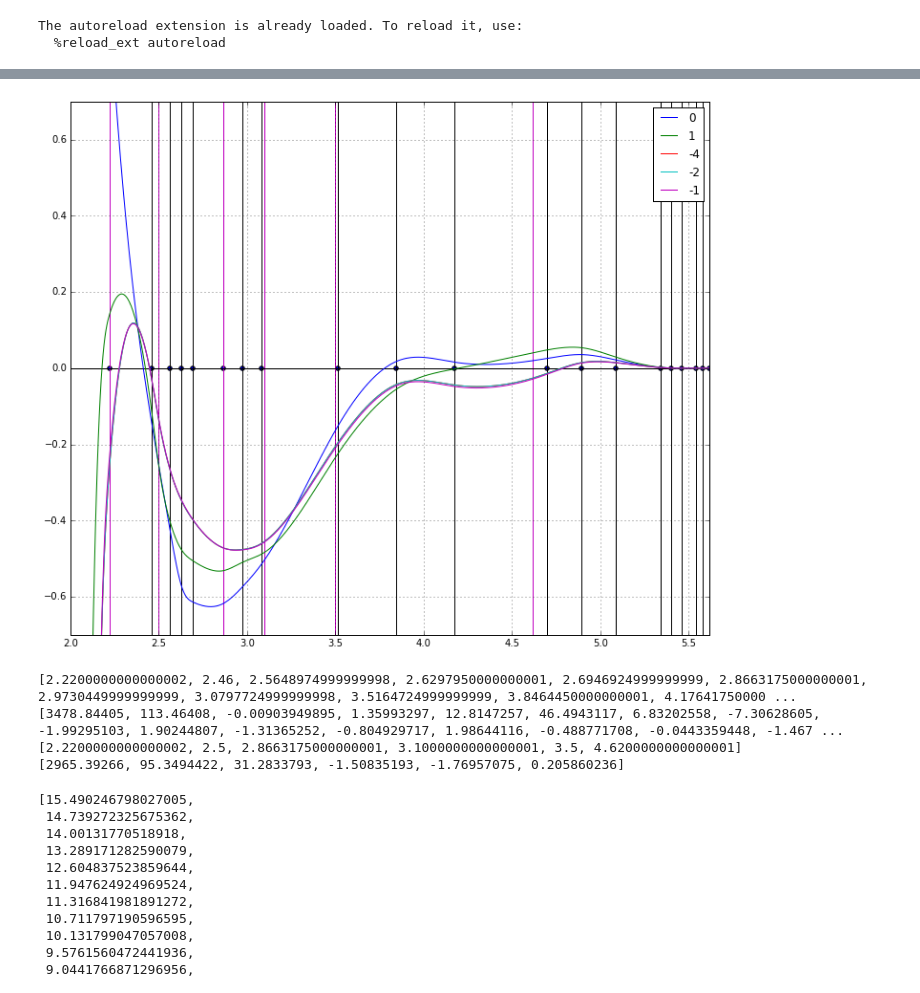
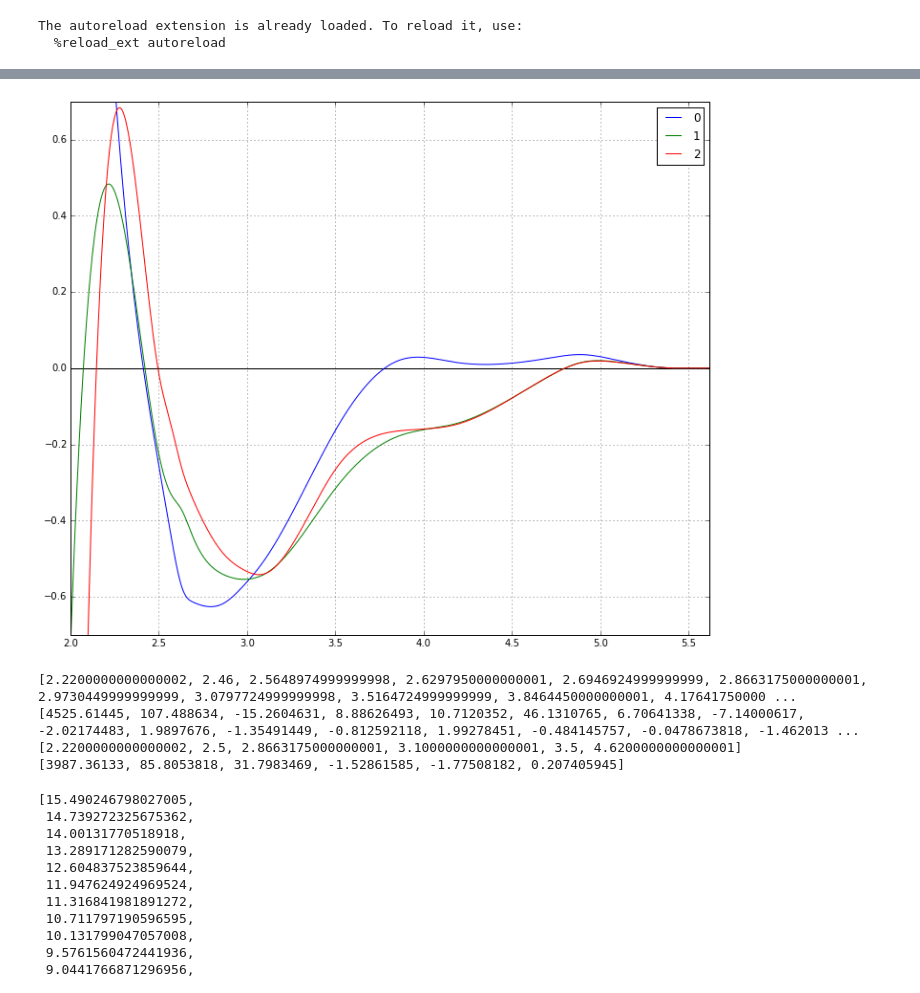
Before and after one commit to vlcekl/eam-models, a Jupyter notebook: notebooks/fit_spline.ipynb, the cells around one changed output, grey strips where cells are left out. Drawn from its saved outputs; the diff is of its cells as text; code cells hidden in the pictures.

```diff
--- a/notebooks/fit_spline.ipynb
+++ b/notebooks/fit_spline.ipynb
@@ -45,7 +45,9 @@ with open(os.path.join(working, params_file + '.pickle'), 'rb') as fi:
 # %%
-stats_file = 'stats_manyall' # 'stats_samples'
+stats_file = 'stats_all_samples' # 'stats_samples'
 with open(os.path.join(working, stats_file+'.pickle'), 'rb') as fi:
     stats_all = pickle.load(fi)
+# %%
+param_list = param_list_all[0:1] + param_list_all[-2:]
 # %%
 S = []
 for pars in param_list:
@@ -74,14 +63,13 @@ for pars in param_list:
 # %%
 plt.figure(figsize=(20,10))
-for i in [0, 1, -4, -2, -1]:
-    params = param_list[i]
+for i, params in enumerate(param_list):
     knots_pair = params['hyperparams']['pair']
     coeff_pair = params['params']['pair']
     knots_edens = params['hyperparams']['edens']
     coeff_edens = params['params']['edens']
     embed = params['params']['embed']
 
-    rs = np.linspace(2, 5.82, 701)
+    rs = np.linspace(1, 5.82, 701)
     y_pair = [f_spline3(r, coeff_pair, knots_pair) for r in rs]
     y_edens = [f_spline3(r, coeff_edens, knots_edens) for r in rs]
 
@@ -93,8 +81,8 @@ for i in [0, 1, -4, -2, -1]:
     plt.plot(rs, y_pair, '-', label=str(i))
     plt.plot(rs, y_edens, '.', label=str(i))
 
-    plt.xlim(2.0, 5.82)
-    plt.ylim(-0.1,1.0)
+    plt.xlim(0.0, 5.82)
+    plt.ylim(-0.1,10.0)
     plt.hlines(xmin=2.0, xmax=6.0, y=0.0)
 
 plt.legend()
@@ -104,8 +92,7 @@ plt.legend()
 # %%
 #S = [1./4.12265151, 1./8.44551209, 1./12.71800096]
 plt.figure(figsize=(20,10))
-for i in [0, 1, -4, -2, -1]:
-    params = param_list[i]
+for i, params in enumerate(param_list):
     embed = params['params']['embed']
     rs = np.linspace(0, 10, 1001)
     #F = [f_embed(r, embed) for r in rs]
@@ -153,7 +136,7 @@ plt.legend()
 #S = [1./4.12265151, 1./8.44551209, 1./12.71800096]
 
 plt.figure(figsize=(12,10))
-for i in [0, 1, -4, -2, -1]:
+for i, params in enumerate(param_list):
     params = param_list[i]
     knots_pair = params['hyperparams']['pair']
     coeff_pair = params['params']['pair']
@@ -161,36 +144,36 @@ for i in [0, 1, -4, -2, -1]:
     coeff_edens = params['params']['edens']
     embed = params['params']['embed']
 
     A = params['params']['embed'][0]
     B = params['params']['embed'][1]
 
     C = (-A/2.0/np.sqrt(S[i]) - 2*B/S[i]**2)*S[i]
 
     rs = np.linspace(2, 5.82, 701)
     y_pair = np.array([f_spline3(r, coeff_pair, knots_pair) for r in rs])
     y_edens = np.array([f_spline3(r, coeff_edens, knots_edens) for r in rs])
 
 #    plt.scatter(params['hyperparams']['pair'], np.zeros(len(params['hyperparams']['pair'])))
     if i == -1:
         plt.scatter(params['hyperparams']['pair'], np.zeros(len(params['hyperparams']['pair'])))
         plt.vlines(params['hyperparams']['pair'], -10, 10)
         plt.vlines(params['hyperparams']['edens'], -10, 10, colors='m')
 
     plt.plot(rs, y_pair - 2.*C*y_edens, '-', label=str(i))
     #plt.plot(rs, y_pair, '-', label=str(i))
 
     #plt.plot(rs, y_edens, '.', label=str(i))
 
     plt.xlim(2.0, 5.62)
     plt.ylim(-0.7,0.7)
     plt.hlines(xmin=2.0, xmax=6.0, y=0.0)
 
 plt.legend()
 plt.grid(True)
 # %% [output]
-[figure, old version]
+[figure, new version]
 # %%
-params = param_list[-1]
+params = param_list[-4]
 knots_pair = list(params['hyperparams']['pair'])
 coeff_pair = list(params['params']['pair'])
 knots_edens = params['hyperparams']['edens']
@@ -201,9 +184,9 @@ print(knots_edens)
 print(coeff_edens)
 # %% [output]
 [2.2200000000000002, 2.46, 2.5648974999999998, 2.6297950000000001, 2.6946924999999999, 2.8663175000000001, 2.9730449999999999, 3.0797724999999998, 3.5164724999999999, 3.8464450000000001, 4.17641750000 ...
-[3478.84405, 113.46408, -0.00903949895, 1.35993297, 12.8147257, 46.4943117, 6.83202558, -7.30628605, -1.99295103, 1.90244807, -1.31365252, -0.804929717, 1.98644116, -0.488771708, -0.0443359448, -1.467 ...
+[4525.61445, 107.488634, -15.2604631, 8.88626493, 10.7120352, 46.1310765, 6.70641338, -7.14000617, -2.02174483, 1.9897676, -1.35491449, -0.812592118, 1.99278451, -0.484145757, -0.0478673818, -1.462013 ...
 [2.2200000000000002, 2.5, 2.8663175000000001, 3.1000000000000001, 3.5, 4.6200000000000001]
-[2965.39266, 95.3494422, 31.2833793, -1.50835193, -1.76957075, 0.205860236]
+[3987.36133, 85.8053818, 31.7983469, -1.52861585, -1.77508182, 0.207405945]
 # %%
 #rs = np.linspace(2.2, 5.66, 347)
 rs = np.linspace(2.2, 5.62, 343)
```
Also changed, not shown: parts of 6 cells of this notebook, 35 other files.
